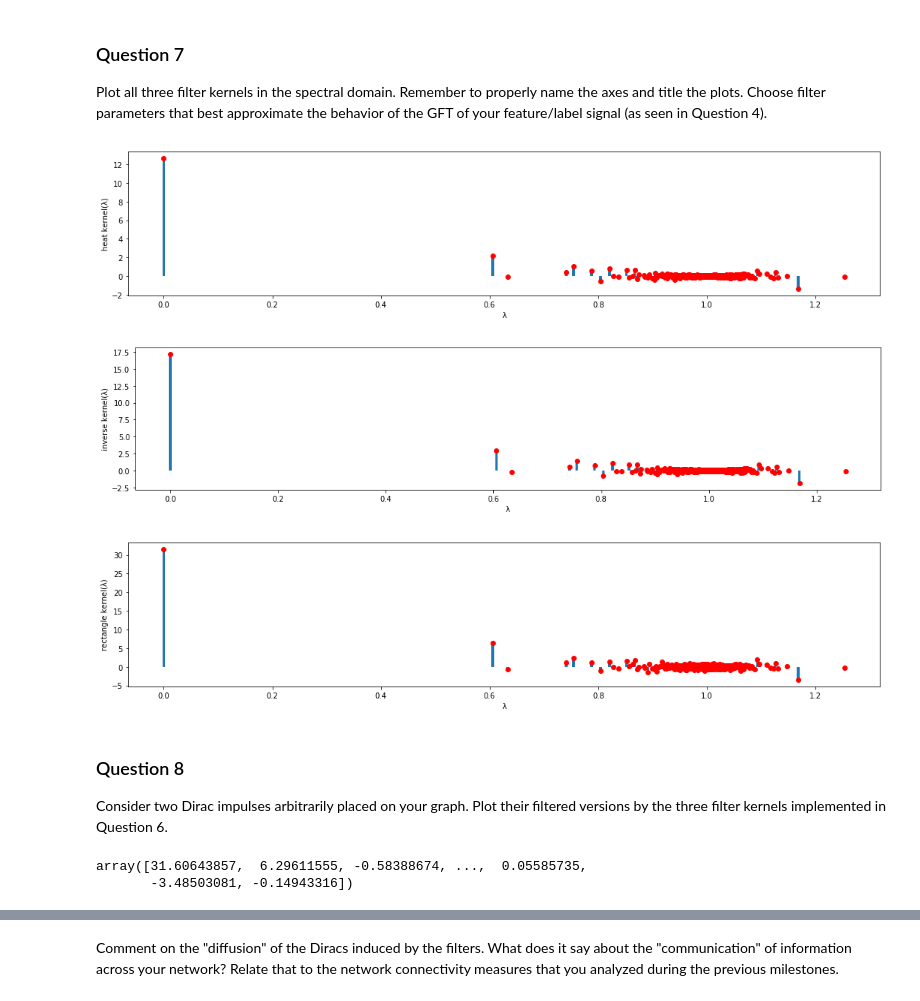
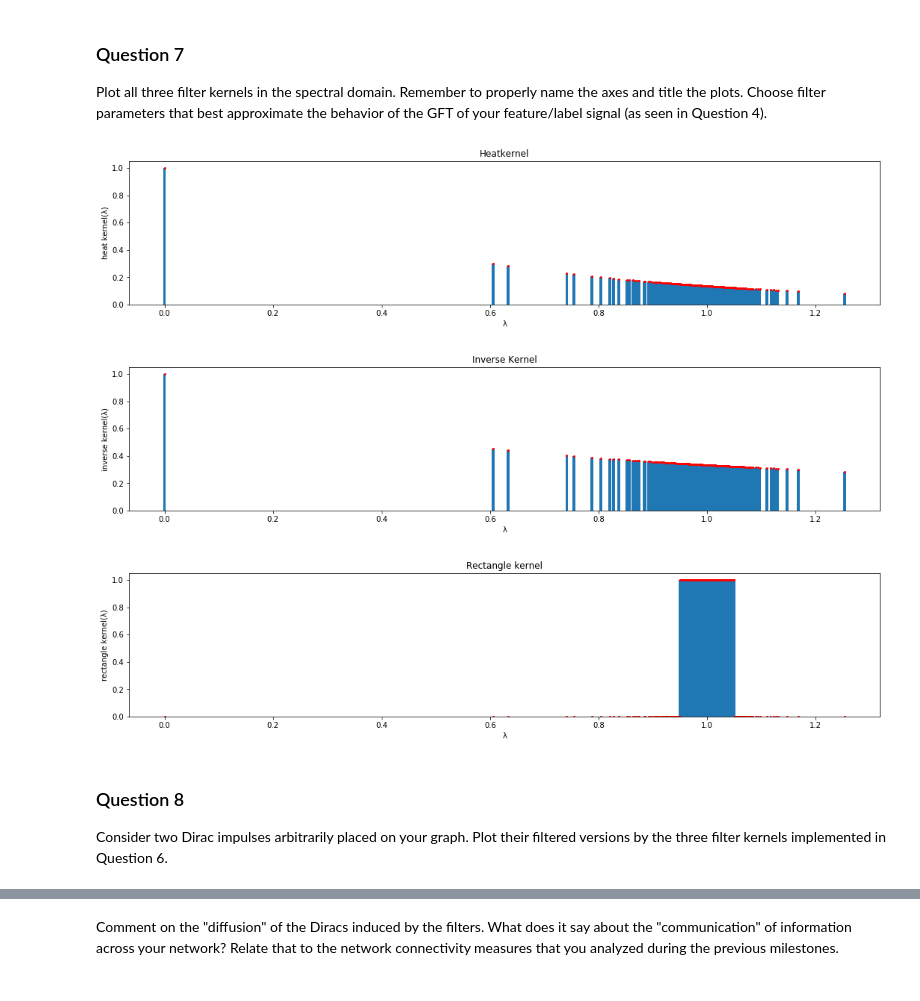
Before and after one commit to coencharles/teamporcinet_M4_v2, a Jupyter notebook: milestones/4_graph_signal_processing.ipynb, the cells around one changed output, grey strips where cells are left out. Cells and saved outputs as stored; diff of their text form; code cells hidden in the pictures.

```diff
--- a/milestones/4_graph_signal_processing.ipynb
+++ b/milestones/4_graph_signal_processing.ipynb
@@ -249,46 +273,43 @@ Plot all three filter kernels in the spectral domain. Remember to properly name
 # %%
 # Your code here.
 plt.figure(figsize=(18,12))
 
-ker1=GFT(heat_kernel(e,1))
+ker1=heat_kernel(e,2)
 plt.subplot(3,1,1)
 plt.bar(e,ker1,width=0.005)
-plt.plot(e,ker1,'ro')
+plt.plot(e,ker1,'ro',ms=2)
 plt.ylabel('heat kernel(λ)')
 plt.xlabel('λ')
+plt.title('Heatkernel')
 plt.show()
 #nx.draw_networkx_edges(graph, coords, alpha=0.01)
 
 plt.figure(figsize=(18,12))
-ker2=GFT(inverse_kernel(e,1))
+ker2=inverse_kernel(e,2)
 plt.subplot(3,1,2)
 plt.bar(e,ker2,width=0.005)
-plt.plot(e,ker2,'ro')
+plt.plot(e,ker2,'ro',ms=2)
 plt.ylabel('inverse kernel(λ)')
 plt.xlabel('λ')
+plt.title('Inverse Kernel')
 plt.show()
 #nx.draw_networkx_edges(graph, coords, alpha=0.01)
 
 plt.figure(figsize=(18,12))
-ker3=GFT(rectangle_kernel(e,0.95,1.05))
+ker3=rectangle_kernel(e,0.95,1.05)
 plt.subplot(3,1,3)
 plt.bar(e,ker3,width=0.005)
-plt.plot(e,ker3,'ro')
+plt.plot(e,ker3,'ro',ms=2)
 plt.ylabel('rectangle kernel(λ)')
 plt.xlabel('λ')
+plt.title('Rectangle kernel')
 plt.show()
 #nx.draw_networkx_edges(graph, coords, alpha=0.01)
 # %% [output]
-[figure, old version]
+[figure, new version]
-[figure, old version]
+[figure, new version]
-[figure, old version]
+[figure, new version]
 # %% [markdown]
 ### Question 8
 
 Consider two Dirac impulses arbitrarily placed on your graph. Plot their filtered versions by the three filter kernels implemented in Question 6.
-# %%
-# Your code here.
-ker3
-# %% [output]
-array([31.60643857,  6.29611555, -0.58388674, ...,  0.05585735,
-       -3.48503081, -0.14943316])
```
Also changed, not shown: parts of 35 cells of this notebook.
